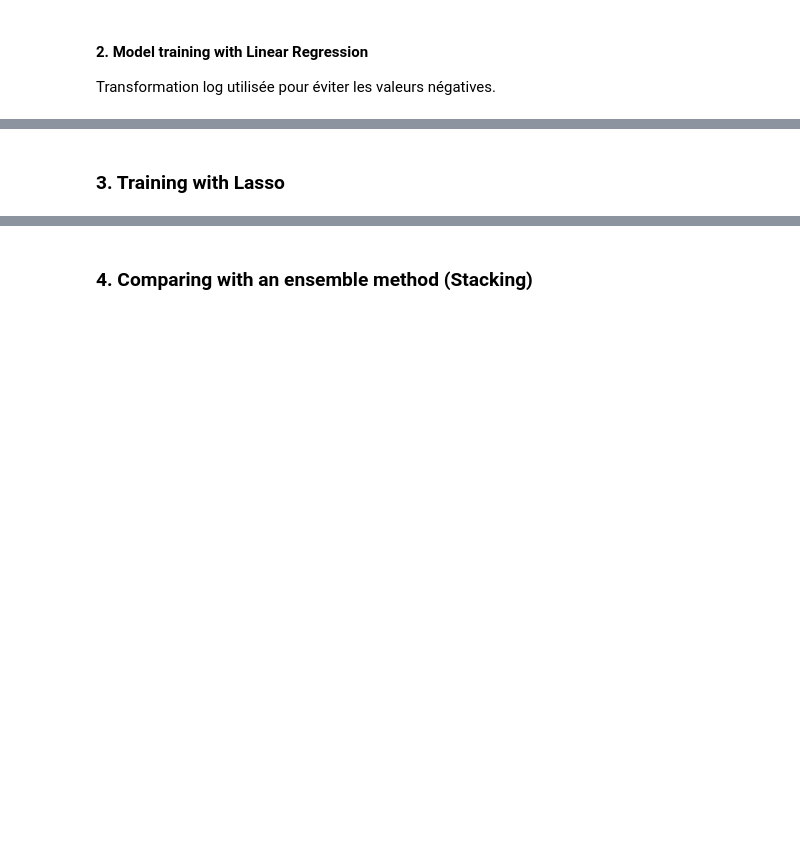
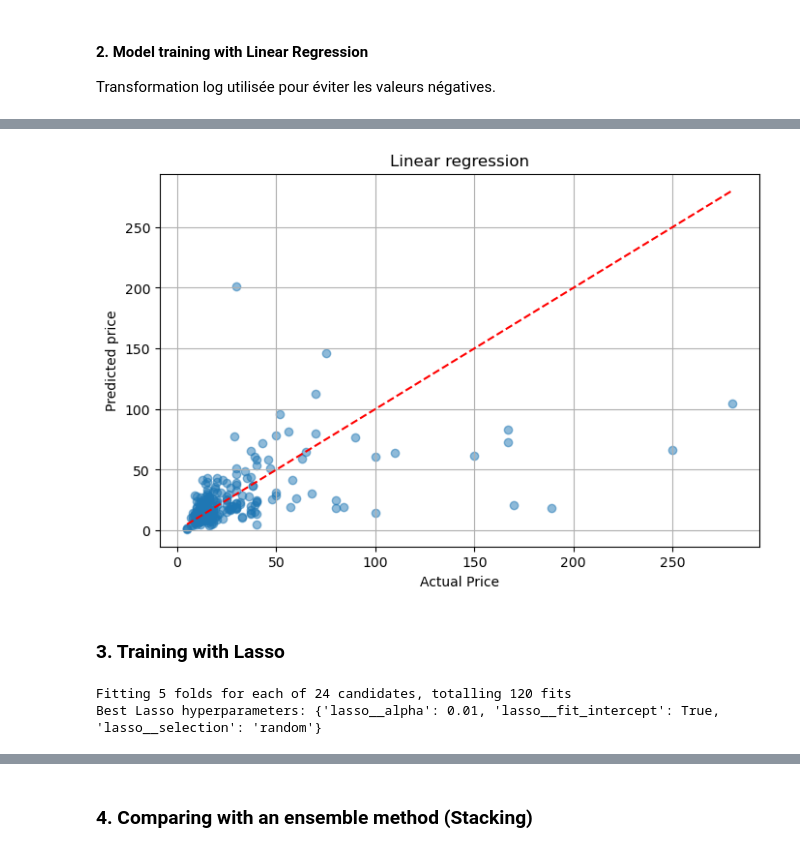
Before and after one commit to pierreLouisClv/Spochify, a Jupyter notebook: Spochify.ipynb, the cells around one changed output, grey strips where cells are left out. Cells and saved outputs as stored; diff of their text form; code cells hidden in the pictures; blank space fills up the shorter version.

```diff
--- a/Spochify.ipynb
+++ b/Spochify.ipynb
@@ -278 +391,6 @@ Transformation log utilisée pour éviter les valeurs négatives.
+# %%
+# 1. Séparation des données
+titles = wine_df['Title']
+X_linear = wine_df.drop(columns=['Price_clean', 'Title'])  # ou autre cible
+y_linear = wine_df['Price_clean']
 # %%
@@ -344,0 +429,7 @@ R² Score : -1.63
+# %%
+# 6. Predictions (inverse log-transform)
+y_pred_log_linear = grid_search_linear.predict(X_test_linear)
+
+# 7. Transformation inverse : exp(log(y)) = y
+y_pred_linear = np.exp(y_pred_log_linear)
+y_test_linear = np.exp(y_test_log_linear)  # on remet aussi y_test à l'échelle originale
@@ -345,3 +464,59 @@ R² Score : -1.63
+# %%
+plt.figure(figsize=(8, 5))
+plt.scatter(y_test_linear, y_pred_linear, alpha=0.5)
+plt.plot([y_test_linear.min(), y_test_linear.max()], [y_test_linear.min(), y_test_linear.max()], 'r--')  # diagonale parfaite
+plt.xlabel('Actual Price')
+plt.ylabel('Predicted price')
+plt.title('Linear regression')
+plt.grid(True)
+plt.show()
+# %% [output]
+[figure, added]
 # %% [markdown]
 ### 3. Training with Lasso
+# %%
+# 1. Data Preparation
+X_lasso = wine_df.drop(columns=['Price_clean', 'Title'])  # Features
+y_lasso = wine_df['Price_clean']  # Target
+
+# Log-transform target (for skewed price data)
+y_lasso_log = np.log(y_lasso)
+
+# Train-test split
+X_train_lasso, X_test_lasso, y_train_lasso_log, y_test_lasso_log = train_test_split(
+    X_lasso, y_lasso_log, test_size=0.2, random_state=42
+)
+
+# 2. Pipeline with StandardScaler + Lasso
+lasso_pipeline = Pipeline([
+    ('scaler_lasso', StandardScaler()),
+    ('lasso', Lasso(random_state=42))
+])
+
+# 3. Hyperparameter Grid for Lasso
+param_grid_lasso = {
+    'lasso__alpha': [0.0001, 0.001, 0.01, 0.1, 1.0, 10.0],  # Regularization strength
+    'lasso__fit_intercept': [True, False],
+    'lasso__selection': ['cyclic', 'random']  # Coefficient update method
+}
+
+# 4. GridSearchCV Setup
+lasso_search = GridSearchCV(
+    estimator=lasso_pipeline,
+    param_grid=param_grid_lasso,
+    cv=5,
+    scoring='neg_mean_squared_error',
+    verbose=1,
+    n_jobs=-1
+)
+
+# 5. Model Training (on log-transformed target)
+lasso_search.fit(X_train_lasso, y_train_lasso_log)
+
+# 6. Best Model Evaluation
+best_lasso = lasso_search.best_estimator_
+print("Best Lasso hyperparameters:", lasso_search.best_params_)
+# %% [output]
+Fitting 5 folds for each of 24 candidates, totalling 120 fits
+Best Lasso hyperparameters: {'lasso__alpha': 0.01, 'lasso__fit_intercept': True, 'lasso__selection': 'random'}
 # %%
```
Also changed, not shown: parts of 14 cells of this notebook.
